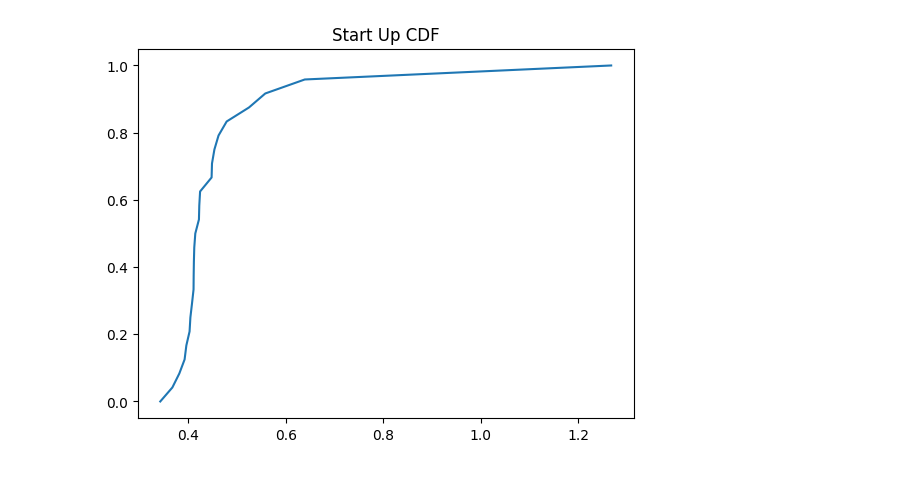
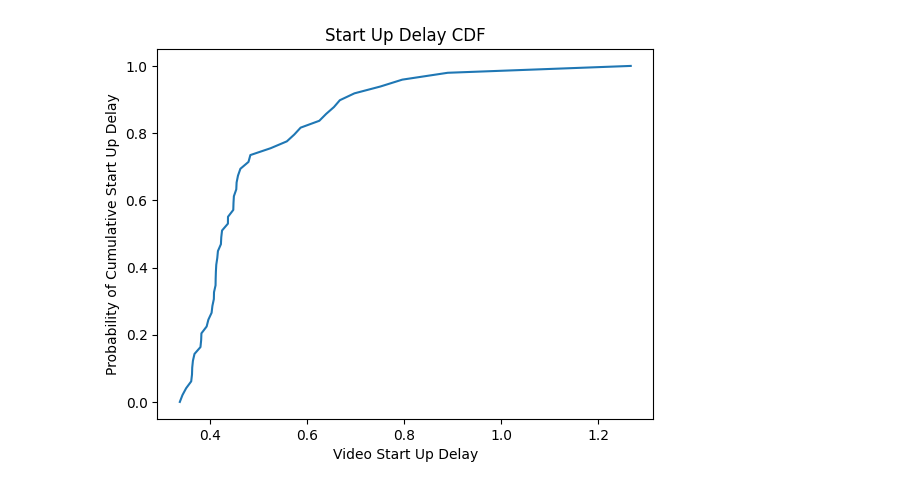
Before and after one commit to Sardell007/YoutubePerfMonitoring, a Jupyter notebook: CDF_Calculations.ipynb, the cells around one changed output. Cells and saved outputs as stored; diff of their text form; code cells hidden in the pictures.

```diff
--- a/CDF_Calculations.ipynb
+++ b/CDF_Calculations.ipynb
@@ -72,5 +107,5 @@ plt.show()
 # %%
-log_list = glob.glob("*.log")
+log_list = glob.glob("./AllData/Data/*.log")
 # %%
 all_startup_time = [float(open(x).read().split("Startup Time,")[-1].split('\n')[0]) for x in log_list]
 all_avg_network_bw = [float(open(x).read().split("Average Network Bandwidth,")[-1].split('\n')[0]) for x in log_list]
@@ -82,12 +117,14 @@ all_var_network_bw = np.array(all_var_network_bw)
 # %%
 data_sorted = np.sort(all_startup_time)
 p = 1. * np.arange(len(all_startup_time)) / (len(all_startup_time) - 1)
 
 plt.plot(data_sorted, p)
-plt.title("Start Up CDF")
+plt.xlabel("Video Start Up Delay")
+plt.ylabel("Probability of Cumulative Start Up Delay")
+plt.title("Start Up Delay CDF")
 plt.show()
 # %% [output]
-[figure, old version]
+[figure, new version]
 # %%
 data_sorted = np.sort(all_avg_network_bw)
 p = 1. * np.arange(len(all_avg_network_bw)) / (len(all_avg_network_bw) - 1)
```
Also changed, not shown: parts of 29 cells of this notebook.
